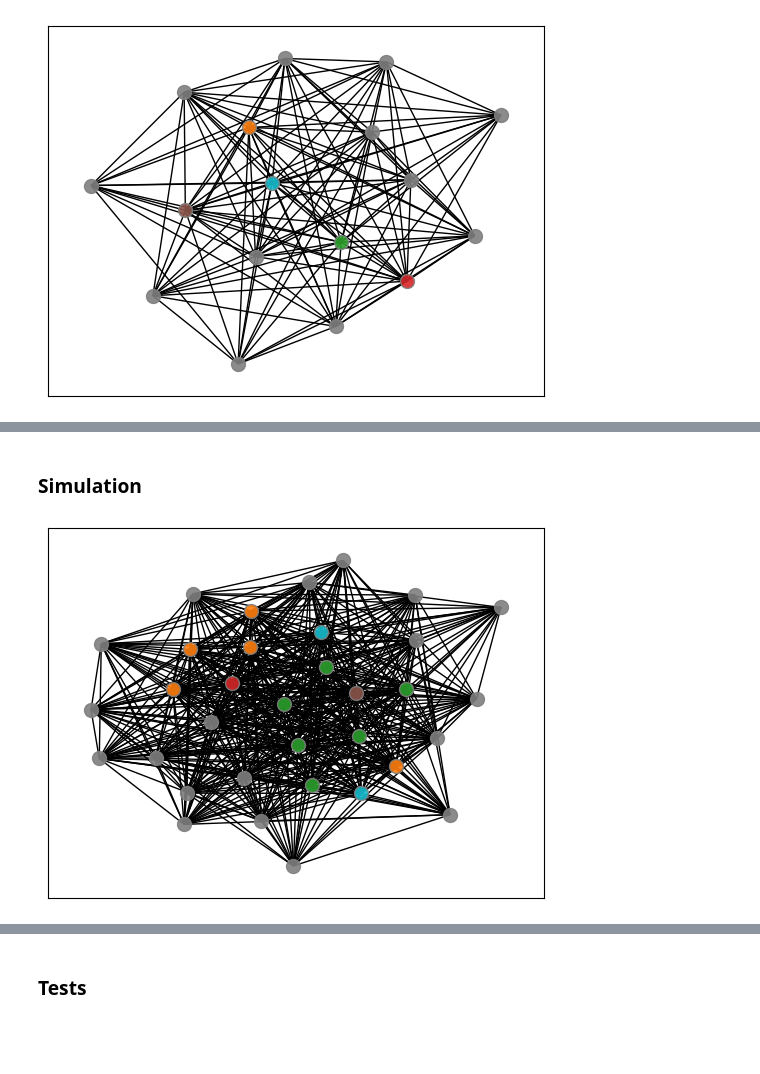
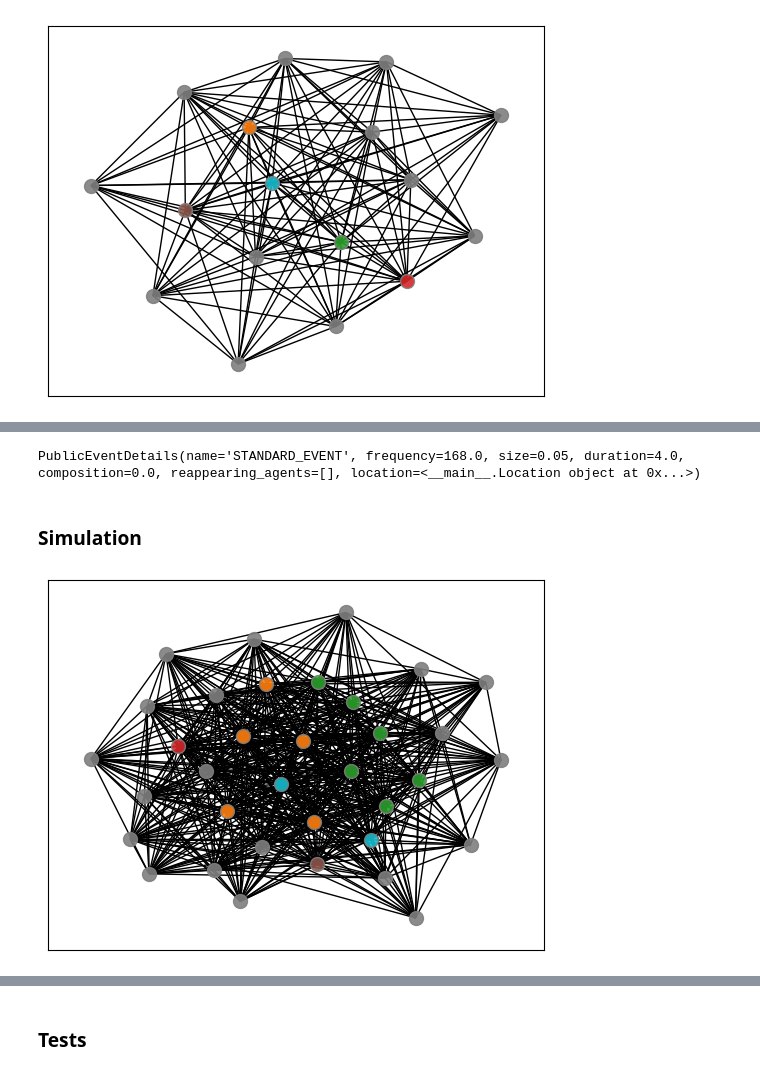
Before and after one commit to Ziverael/-AgentBasedModeling-Final-Project, a Jupyter notebook: model.ipynb, the cells around one changed output, grey strips where cells are left out. Saved outputs shown, nothing was run; the diff lists cells and outputs as text; code cells hidden in the pictures; blank space fills up the shorter version.

Commit message:
Add PublicEvents

```diff
--- a/model.ipynb
+++ b/model.ipynb
@@ -55,7 +55,7 @@ class _TransitionTable(BaseModel):
         return self
 
 TRASITION_TABLE = _TransitionTable(
-    SE=0.3, # not found; choosen any value
+    SE=0.4, # not found; choosen any value
     I0I1=0.4,
     I0I2=0.6,
     I2R=0.83,
@@ -294,6 +311,7 @@ class EventType(Enum):
 
 class QueueEvent(BaseModel):
     model_config = ConfigDict(arbitrary_types_allowed=True)
+    name: str | None = Field(None, description="Name of public event, not applicable for other events")
     time: PositiveFloat
     agent: Agent
     type: EventType
@@ -548,3 +588,11 @@ DegreeView({0: 15, 1: 15, 2: 13, 3: 15, 4: 12, 5: 14, 6: 15, 7: 15, 8: 14, 9: 12
+# %%
+PublicEventDetails(
+    **STANDARD_EVENT.model_dump(),
+    reappearing_agents=[],
+    location=Location.locations[0],
+)
+# %% [output]
+PublicEventDetails(name='STANDARD_EVENT', frequency=168.0, size=0.05, duration=4.0, composition=0.0, reappearing_agents=[], location=<__main__.Location object at 0x...>)
 # %% [markdown]
 ### Simulation
 # %%
@@ -572,7 +620,7 @@ class Params(BaseModel):
     public_places: PositiveInt
 
 class Simulation:
-    def __init__(self, params: Params, seed: int | None = None) -> None:
+    def __init__(self, params: Params, public_events: list[PublicEvent] | None = None, seed: int | None = None) -> None:
         self.seed = seed
         self.rng = np.random.default_rng(seed)
         self.params = params
@@ -588,6 +636,8 @@ class Simulation:
         self.world = World(self.world_params, seed)
         self.event_queue = AgentsActionsQueue()
         self.event_evaluator = EventEvaluator(self.world, self.rng, self.params.alpha)
+        self._public_events_map: dict[str, PublicEvent] = {e.name: e for e in public_events}
+        self._public_events_details: dict[str, PublicEventDetails] = dict()
 
     def init(self):
         self.reset()
@@ -677,6 +727,7 @@ class Simulation:
 
     def run(self, T: float) -> None:
         self._create_initial_events()
+        self._init_public_events()
         t_current = 0.0
         while t_current < T and not self.event_queue.is_empty():
             t_current = self._evaluate_step()
@@ -698,6 +749,31 @@ class Simulation:
                 )
                 self.event_queue.put(event)
 
+    def _init_public_events(self) -> None:
+        first_event_date = self.rng.uniform(low=0.0, high=7.0*DAY_HOURS, size=len(self._public_events_map))
+        for idx, (name, p_event) in enumerate(self._public_events_map.items()):
+            agents_no = int(p_event.size * self.params.N)
+            agents = self.rng.choice(Agent.agents, size=agents_no)
+            reappearing_fraction = int(p_event.composition * self.params.N)
+            reappearing_agents = self.rng.choice(agents, size=reappearing_fraction)
+            public_locations = [l for l in Location.locations if l.type == Place.PUBLIC_PLACE]
+            location = self.rng.choice(public_locations)
+            self._public_events_details[name] = PublicEventDetails(
+                **p_event.model_dump(),
+                reappearing_agents=reappearing_agents,
+                location=location,
+            )
+            events = [
+                QueueEvent(
+                    name=name,
+                    time=first_event_date[idx],
+                    agent=agent,
+                    type=EventType.WORLD_EVENT,
+                ) for agent in agents
+            ]
+            for e in events:
+                self.event_queue.put(e)
+        self.event_evaluator.public_events_details = self._public_events_details
 
     def _evaluate_step(self) -> PositiveFloat:
         event = self.event_queue.pop()
@@ -765,10 +892,10 @@ example_params = Params(
     public_places=6,
 )
 # %%
-model = Simulation(params=example_params, seed=1)
+model = Simulation(params=example_params, public_events=[STANDARD_EVENT])
 model.init()
 model.world.draw()
 # %% [output]
-[figure, old version]
+[figure, new version]
 # %%
 model.run(T=10 * 24)
```
Also changed, not shown: parts of 7 cells of this notebook, 1 other file.
